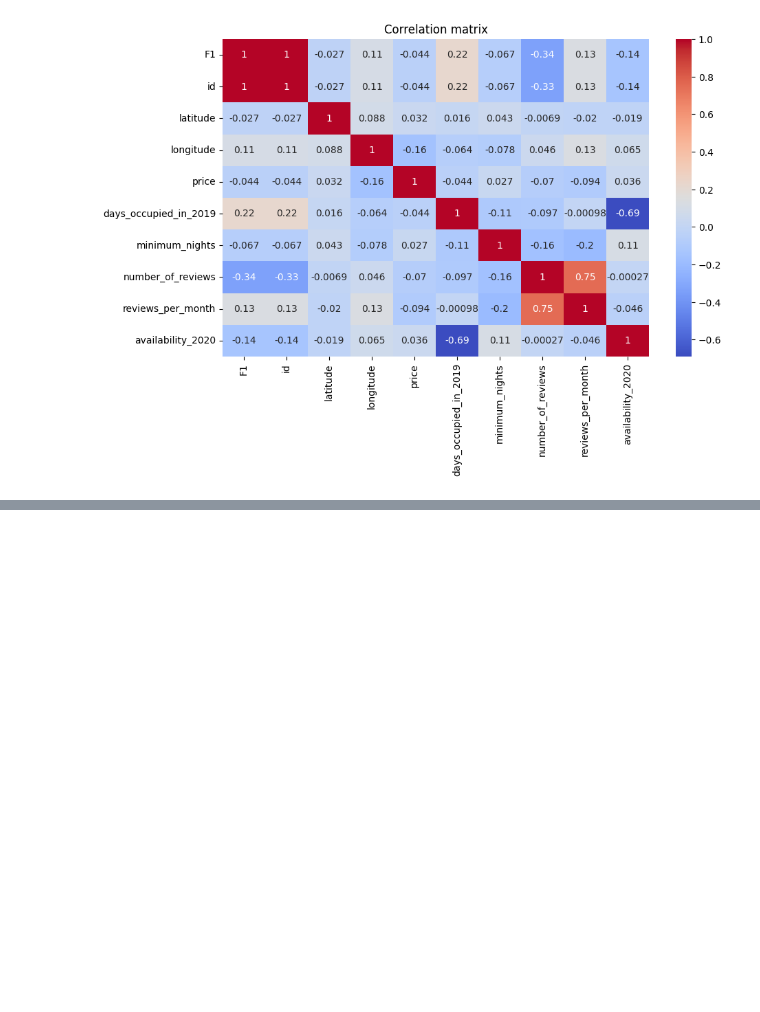
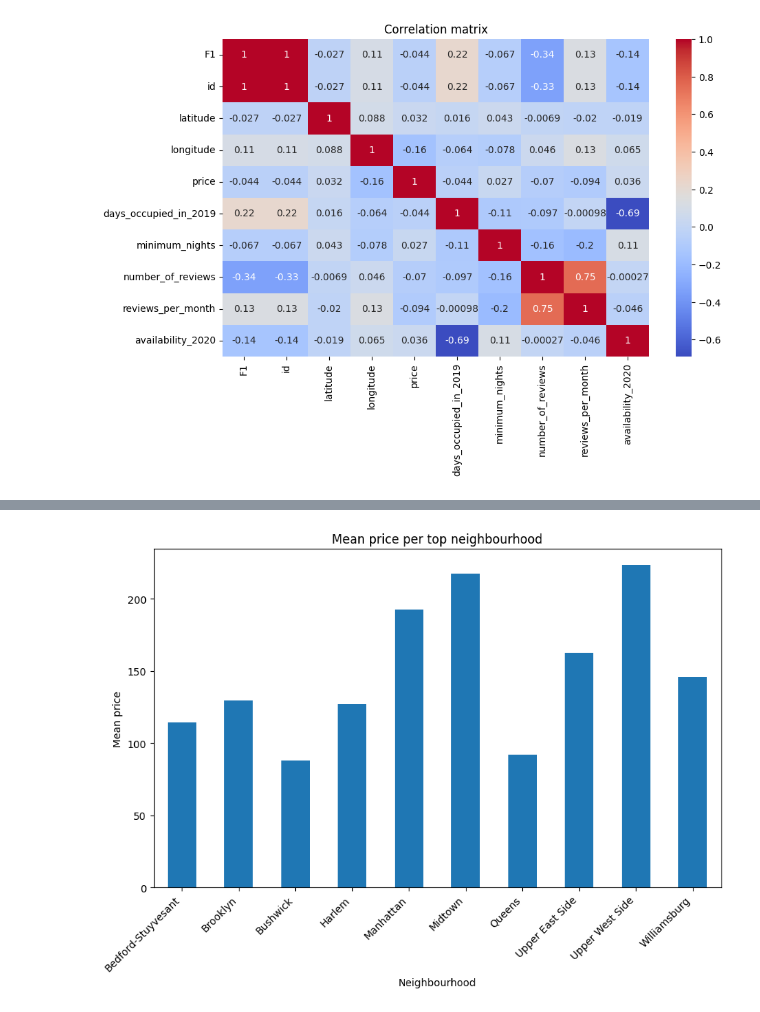
Before and after one commit to Ngcebz30/Data-Analytics-Playground, a Jupyter notebook: Analyzing_New_York_Real_Estate_Prices_and_Neighborhood_Trends_A_Data_driven_Approach.ipynb, the cells around one changed output, grey strips where cells are left out. Drawn from its saved outputs; the diff is of its cells as text; code cells hidden in the pictures; blank space fills up the shorter version.

```diff
--- a/Analyzing_New_York_Real_Estate_Prices_and_Neighborhood_Trends_A_Data_driven_Approach.ipynb
+++ b/Analyzing_New_York_Real_Estate_Prices_and_Neighborhood_Trends_A_Data_driven_Approach.ipynb
@@ -139,0 +160,16 @@ df.to_csv('NY Realstate Pricing, index=False')
+# %%
+# Select the top 10 neighbourhoods with the highest number of listings
+top_neighborhoods = df['neighbourhood'].value_counts().nlargest(10).index
+
+# Calculate the mean price per top neighbourhood
+mean_price_top = df[df['neighbourhood'].isin(top_neighborhoods)].groupby('neighbourhood')['price'].mean()
+
+# Plot the mean price per top neighbourhood
+mean_price_top.plot(kind='bar', figsize=(10, 6))
+plt.title('Mean price per top neighbourhood')
+plt.xlabel('Neighbourhood')
+plt.ylabel('Mean price')
+plt.xticks(rotation=45, ha='right')
+plt.show()
+# %% [output]
+[figure, added]
```
Also changed, not shown: parts of 4 cells of this notebook.
